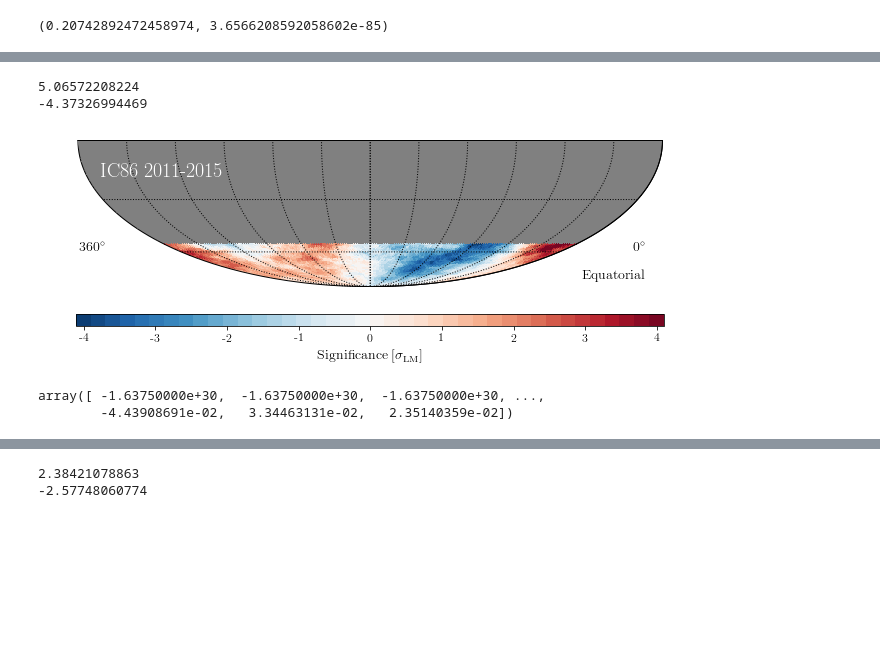
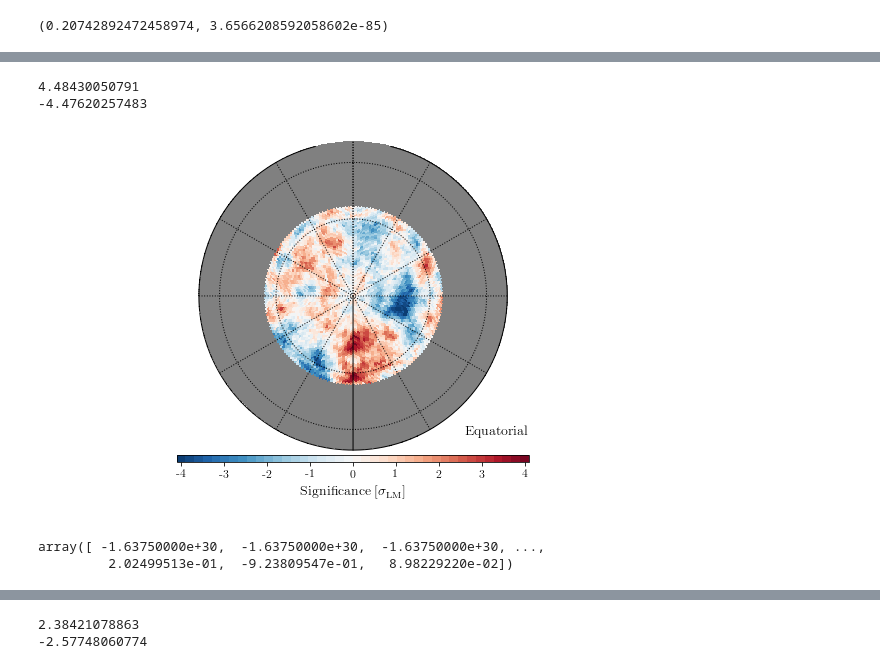
Before and after one commit to jrbourbeau/cr-composition, a Jupyter notebook: notebooks/anisotropy.ipynb, the cells around one changed output, grey strips where cells are left out. Saved outputs shown, nothing was run; the diff lists cells and outputs as text; code cells hidden in the pictures; blank space fills up the shorter version.

```diff
--- a/notebooks/anisotropy.ipynb
+++ b/notebooks/anisotropy.ipynb
@@ -45,8 +51,10 @@ color_dict = comp.analysis.get_color_dict()
 # %%
 # config = ['IC86.2012', 'IC86.2013', 'IC86.2014']
 config = ['IC86.2011', 'IC86.2012', 'IC86.2013', 'IC86.2014', 'IC86.2015']
+# config = ['IC86.2011', 'IC86.2012', 'IC86.2013', 'IC86.2015']
+# config = ['IC86.2012']
 n_side = 64
-smooth_rad = 20.0
+smooth_rad = 5.0
 scale = 3
 decmax = -55
 years_str = '2011-2015'
@@ -200,21 +211,21 @@ plt.savefig(os.path.join(comp.paths.figures_dir, outfile))
 # %%
 print(sig_light.max())
 print(sig_light[sig_light != hp.UNSEEN].min())
 title = 'Significance [$\mathrm{\sigma_{LM}}$]'
 fig, ax = anisotropy.plot_skymap(sig_light, smooth=smooth_rad, decmax=decmax, scale=scale,
-                                 color_palette='RdBu_r', symmetric=True, llabel='IC86 2011-2015',
-                                 cbar_title=title, cbar_min=-4.1, cbar_max=4.1, polar=False)
+                                 color_palette='RdBu_r', symmetric=True, llabel='IC86 2011-2015 (light)',
+                                 cbar_title=title, cbar_min=-4.1, cbar_max=4.1, polar=True)
 outfile = 'IC86-{}_sig_{}_nside-{}_smooth-{:0.1f}.png'.format(years_str, 'light', n_side, smooth_rad)
 plt.savefig(os.path.join(comp.paths.figures_dir, outfile))
 # %% [output]
-5.06572208224
--4.37326994469
+4.48430050791
+-4.47620257483
-[figure, old version]
+[figure, new version]
 # %%
 sig_heavy
 # %% [output]
 array([ -1.63750000e+30,  -1.63750000e+30,  -1.63750000e+30, ...,
-        -4.43908691e-02,   3.34463131e-02,   2.35140359e-02])
+         2.02499513e-01,  -9.23809547e-01,   8.98229220e-02])
 # %%
 print(sig_heavy[(sig_heavy != hp.UNSEEN) & ~np.isnan(sig_heavy)].max())
 print(sig_heavy[(sig_heavy != hp.UNSEEN) & ~np.isnan(sig_heavy)].min())
```
Also changed, not shown: parts of 39 cells of this notebook, 13 other files.
